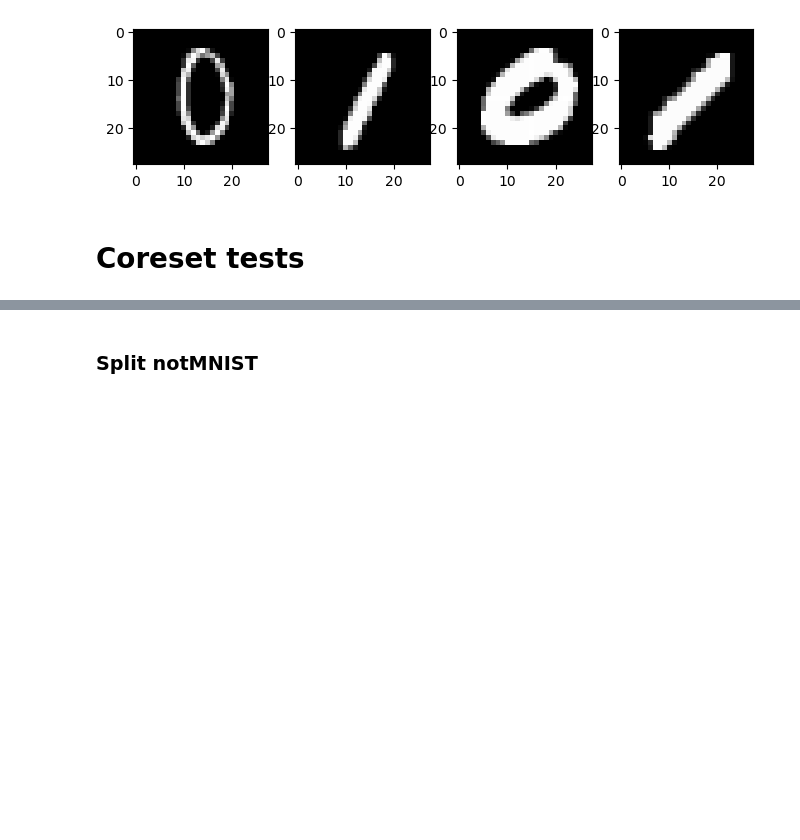
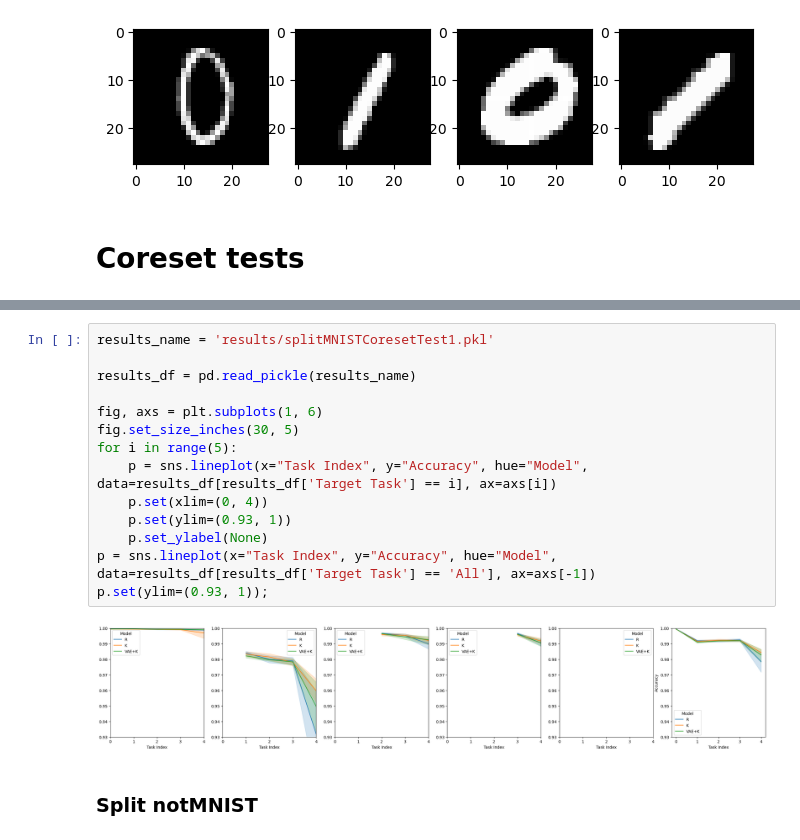
Before and after one commit to jvallikivi/mlmi4-vcl, a Jupyter notebook: split.ipynb, the cells around one changed output, grey strips where cells are left out. Drawn from its saved outputs; the diff is of its cells as text; blank space fills up the shorter version.

Commit message:
added split MNIST coreset test

```diff
--- a/split.ipynb
+++ b/split.ipynb
@@ -382,3 +405,19 @@ for i, ax in enumerate(axs):
+# %%
+results_name = 'results/splitMNISTCoresetTest1.pkl'
+
+results_df = pd.read_pickle(results_name)
+
+fig, axs = plt.subplots(1, 6)
+fig.set_size_inches(30, 5)
+for i in range(5):
+    p = sns.lineplot(x="Task Index", y="Accuracy", hue="Model", data=results_df[results_df['Target Task'] == i], ax=axs[i])
+    p.set(xlim=(0, 4))
+    p.set(ylim=(0.93, 1))
+    p.set_ylabel(None)
+p = sns.lineplot(x="Task Index", y="Accuracy", hue="Model", data=results_df[results_df['Target Task'] == 'All'], ax=axs[-1])
+p.set(ylim=(0.93, 1));
+# %% [output]
+[figure, added]
 # %% [markdown]
 ### Split notMNIST
 # %% [markdown]
```
Also changed, not shown: parts of 4 cells of this notebook.
